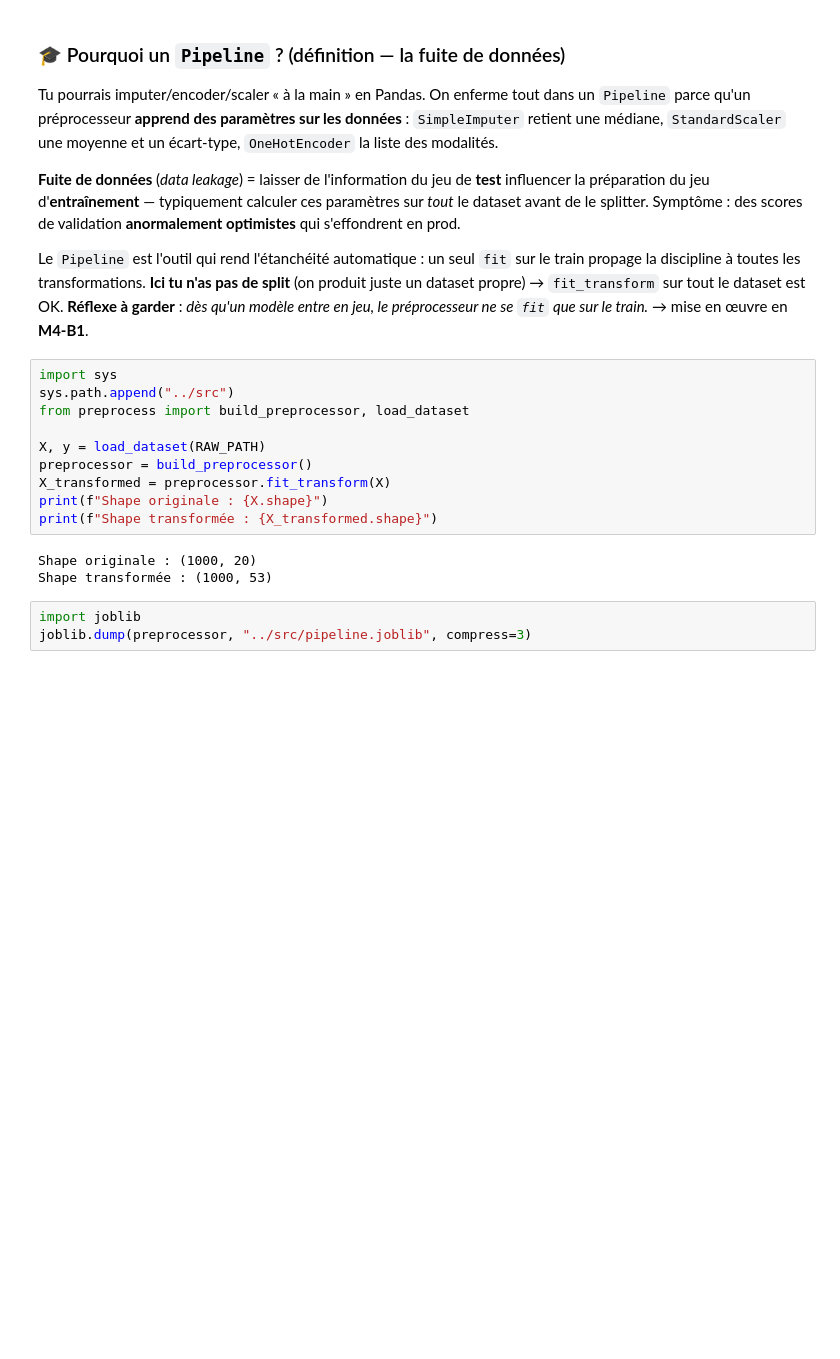
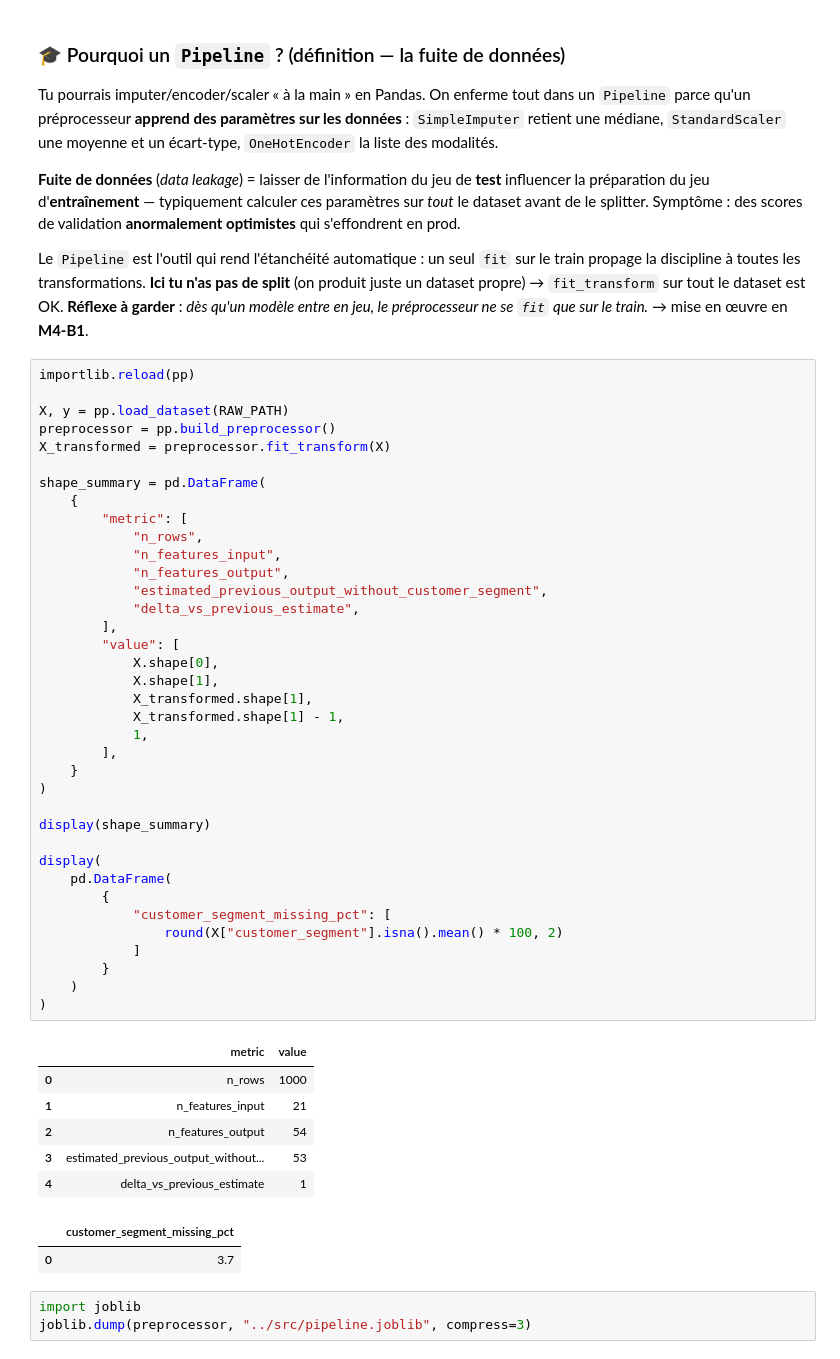
Before and after one commit to userZku/ia-atos-parcours-m2-b1, a Jupyter notebook: notebooks/M2-B1_theo.ipynb, the cells around one changed output. Cells and saved outputs as stored; diff of their text form; blank space fills up the shorter version.

```diff
--- a/notebooks/M2-B1_theo.ipynb
+++ b/notebooks/M2-B1_theo.ipynb
@@ -492,19 +515,52 @@ le train propage la discipline à toutes les transformations. **Ici tu n'as pas
 de split** (on produit juste un dataset propre) → `fit_transform` sur tout le
 dataset est OK. **Réflexe à garder** : *dès qu'un modèle entre en jeu, le
 préprocesseur ne se `fit` que sur le train.* → mise en œuvre en **M4-B1**.
-# %%
-import sys
-sys.path.append("../src")
-from preprocess import build_preprocessor, load_dataset
-
-X, y = load_dataset(RAW_PATH)
-preprocessor = build_preprocessor()
-X_transformed = preprocessor.fit_transform(X)
-print(f"Shape originale : {X.shape}")
-print(f"Shape transformée : {X_transformed.shape}")
-# %% [output]
-Shape originale : (1000, 20)
-Shape transformée : (1000, 53)
+# %%
+importlib.reload(pp)
+
+X, y = pp.load_dataset(RAW_PATH)
+preprocessor = pp.build_preprocessor()
+X_transformed = preprocessor.fit_transform(X)
+
+shape_summary = pd.DataFrame(
+    {
+        "metric": [
+            "n_rows",
+            "n_features_input",
+            "n_features_output",
+            "estimated_previous_output_without_customer_segment",
+            "delta_vs_previous_estimate",
+        ],
+        "value": [
+            X.shape[0],
+            X.shape[1],
+            X_transformed.shape[1],
+            X_transformed.shape[1] - 1,
+            1,
+        ],
+    }
+)
+
+display(shape_summary)
+
+display(
+    pd.DataFrame(
+        {
+            "customer_segment_missing_pct": [
+                round(X["customer_segment"].isna().mean() * 100, 2)
+            ]
+        }
+    )
+)
+# %% [output]
+|  | metric | value |
+| 0 | n_rows | 1000 |
+| 1 | n_features_input | 21 |
+| 2 | n_features_output | 54 |
+| 3 | estimated_previous_output_without... | 53 |
+| 4 | delta_vs_previous_estimate | 1 |
+|  | customer_segment_missing_pct |
+| 0 | 3.7 |
 # %%
 import joblib
 joblib.dump(preprocessor, "../src/pipeline.joblib", compress=3)
```
Also changed, not shown: parts of 10 cells of this notebook, 3 other files.
